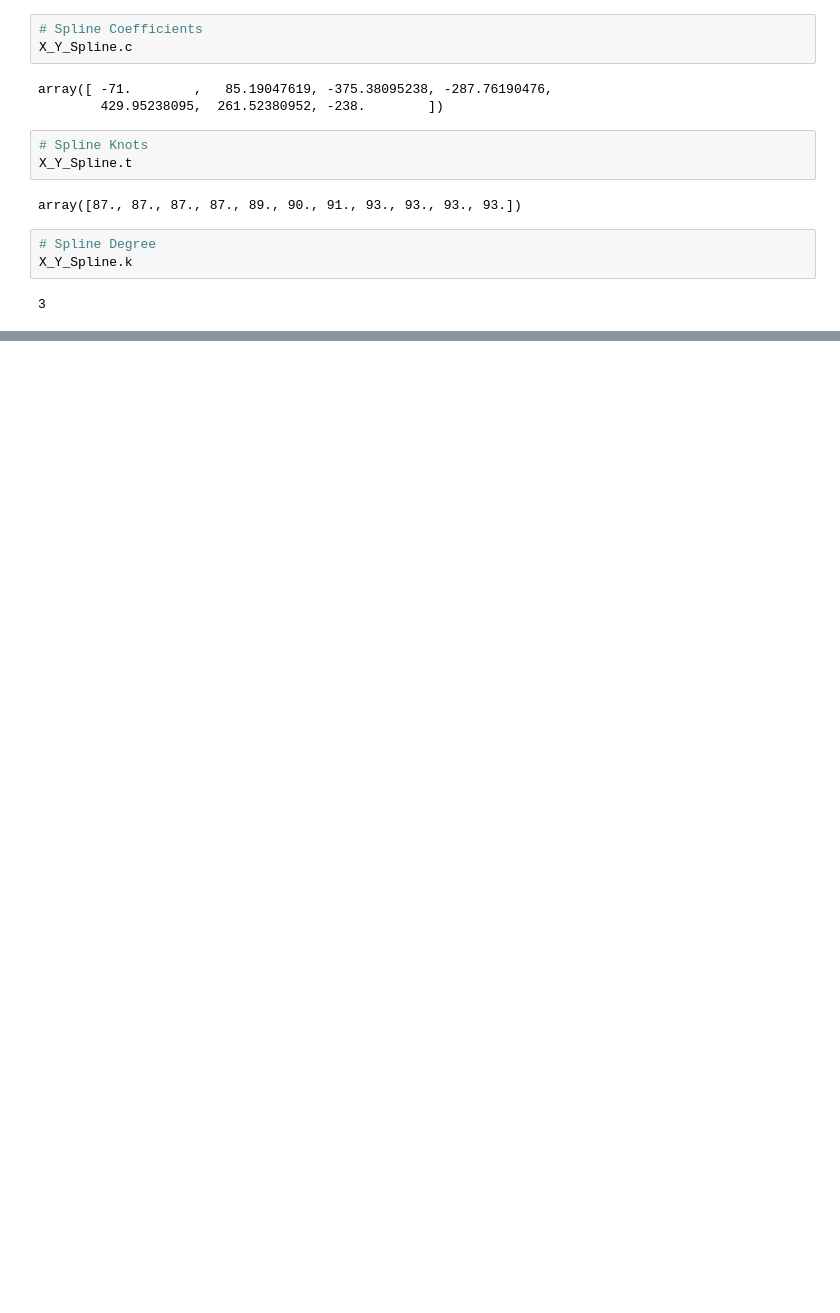
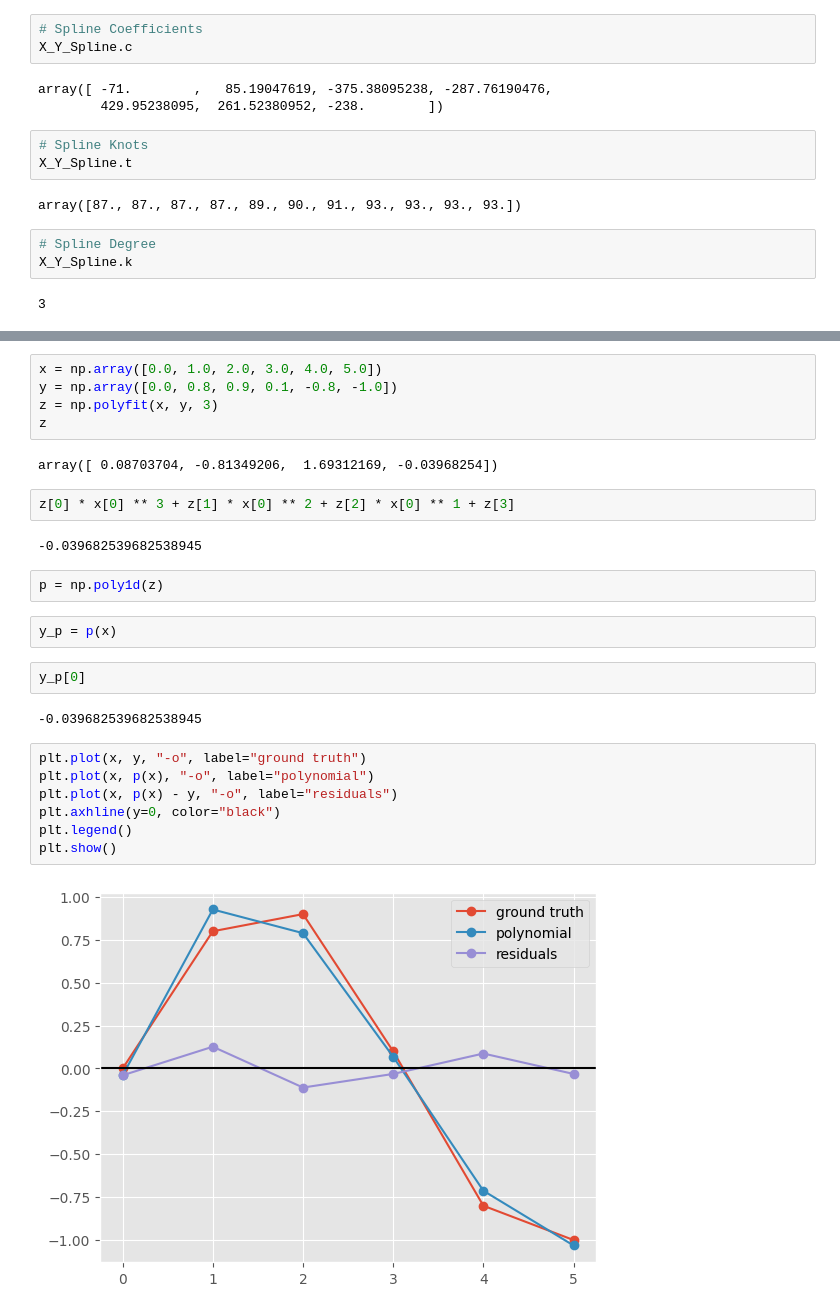
Before and after one commit to efwoods/Neuralink-Compression-Challenge, a Jupyter notebook: analysis/tutorials/polynomial-interpolation.ipynb, the cells around one changed output, grey strips where cells are left out. Cells and saved outputs as stored; diff of their text form; blank space fills up the shorter version.

```diff
--- a/analysis/tutorials/polynomial-interpolation.ipynb
+++ b/analysis/tutorials/polynomial-interpolation.ipynb
@@ -775,0 +867,28 @@ X_Y_Spline.k
+# %%
+x = np.array([0.0, 1.0, 2.0, 3.0, 4.0, 5.0])
+y = np.array([0.0, 0.8, 0.9, 0.1, -0.8, -1.0])
+z = np.polyfit(x, y, 3)
+z
+# %% [output]
+array([ 0.08703704, -0.81349206,  1.69312169, -0.03968254])
+# %%
+z[0] * x[0] ** 3 + z[1] * x[0] ** 2 + z[2] * x[0] ** 1 + z[3]
+# %% [output]
+-0.039682539682538945
+# %%
+p = np.poly1d(z)
+# %%
+y_p = p(x)
+# %%
+y_p[0]
+# %% [output]
+-0.039682539682538945
+# %%
+plt.plot(x, y, "-o", label="ground truth")
+plt.plot(x, p(x), "-o", label="polynomial")
+plt.plot(x, p(x) - y, "-o", label="residuals")
+plt.axhline(y=0, color="black")
+plt.legend()
+plt.show()
+# %% [output]
+[figure, added]
```
Also changed, not shown: parts of 26 cells of this notebook.
